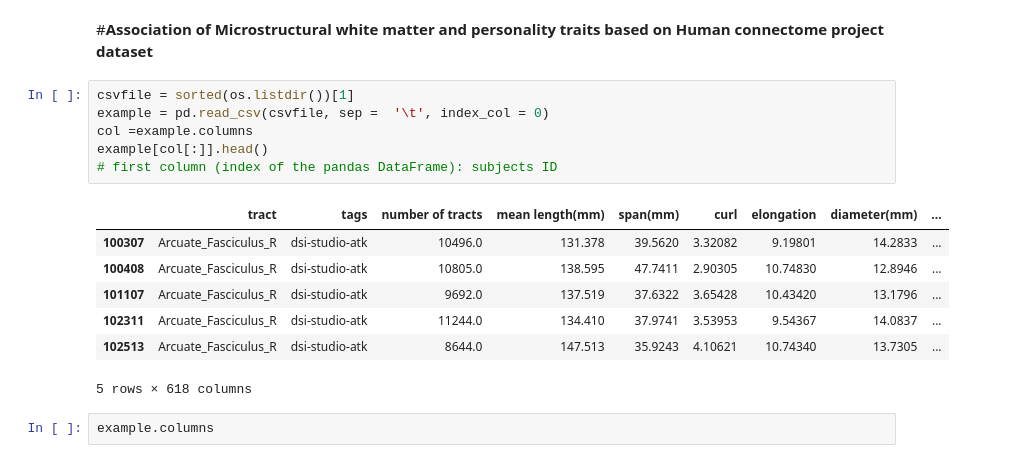
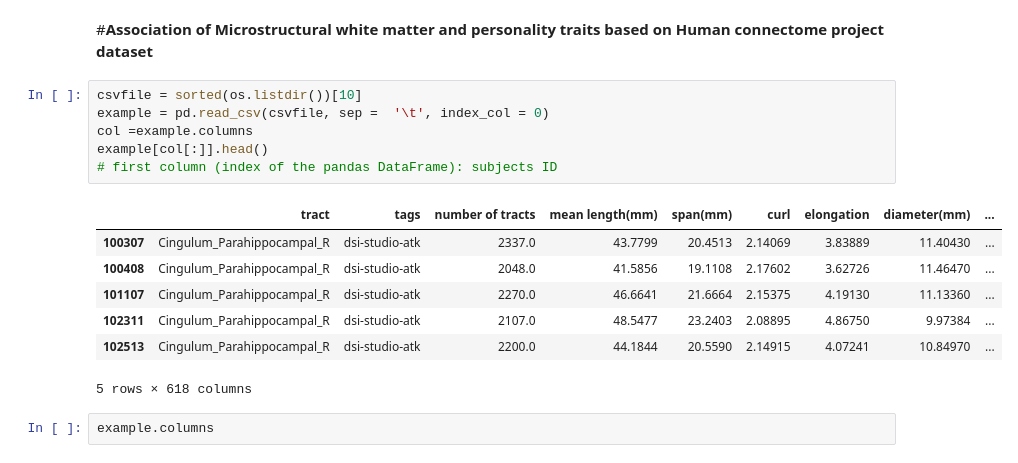
Before and after one commit to benedetta-mariani/BrainHack-Padova-2020, a Jupyter notebook: ModelSelection.ipynb, the cells around one changed output. Drawn from its saved outputs; the diff is of its cells as text.

```diff
--- a/ModelSelection.ipynb
+++ b/ModelSelection.ipynb
@@ -39,18 +41,18 @@ sorted(os.listdir());
 # %% [markdown]
 #**Association of Microstructural white matter and personality traits based on Human connectome project dataset**
 # %%
-csvfile = sorted(os.listdir())[1]
+csvfile = sorted(os.listdir())[10]
 example = pd.read_csv(csvfile, sep =  '\t', index_col = 0)
 col =example.columns
 example[col[:]].head()
 # first column (index of the pandas DataFrame): subjects ID
 # %% [output]
 |  | tract | tags | number of tracts | mean length(mm) | span(mm) | curl | elongation | diameter(mm) | ... |
-| 100307 | Arcuate_Fasciculus_R | dsi-studio-atk | 10496.0 | 131.378 | 39.5620 | 3.32082 | 9.19801 | 14.2833 | ... |
-| 100408 | Arcuate_Fasciculus_R | dsi-studio-atk | 10805.0 | 138.595 | 47.7411 | 2.90305 | 10.74830 | 12.8946 | ... |
-| 101107 | Arcuate_Fasciculus_R | dsi-studio-atk | 9692.0 | 137.519 | 37.6322 | 3.65428 | 10.43420 | 13.1796 | ... |
-| 102311 | Arcuate_Fasciculus_R | dsi-studio-atk | 11244.0 | 134.410 | 37.9741 | 3.53953 | 9.54367 | 14.0837 | ... |
-| 102513 | Arcuate_Fasciculus_R | dsi-studio-atk | 8644.0 | 147.513 | 35.9243 | 4.10621 | 10.74340 | 13.7305 | ... |
+| 100307 | Cingulum_Parahippocampal_R | dsi-studio-atk | 2337.0 | 43.7799 | 20.4513 | 2.14069 | 3.83889 | 11.40430 | ... |
+| 100408 | Cingulum_Parahippocampal_R | dsi-studio-atk | 2048.0 | 41.5856 | 19.1108 | 2.17602 | 3.62726 | 11.46470 | ... |
+| 101107 | Cingulum_Parahippocampal_R | dsi-studio-atk | 2270.0 | 46.6641 | 21.6664 | 2.15375 | 4.19130 | 11.13360 | ... |
+| 102311 | Cingulum_Parahippocampal_R | dsi-studio-atk | 2107.0 | 48.5477 | 23.2403 | 2.08895 | 4.86750 | 9.97384 | ... |
+| 102513 | Cingulum_Parahippocampal_R | dsi-studio-atk | 2200.0 | 44.1844 | 20.5590 | 2.14915 | 4.07241 | 10.84970 | ... |
 5 rows × 618 columns
 # %%
 example.columns
```
Also changed, not shown: parts of 16 cells of this notebook.
